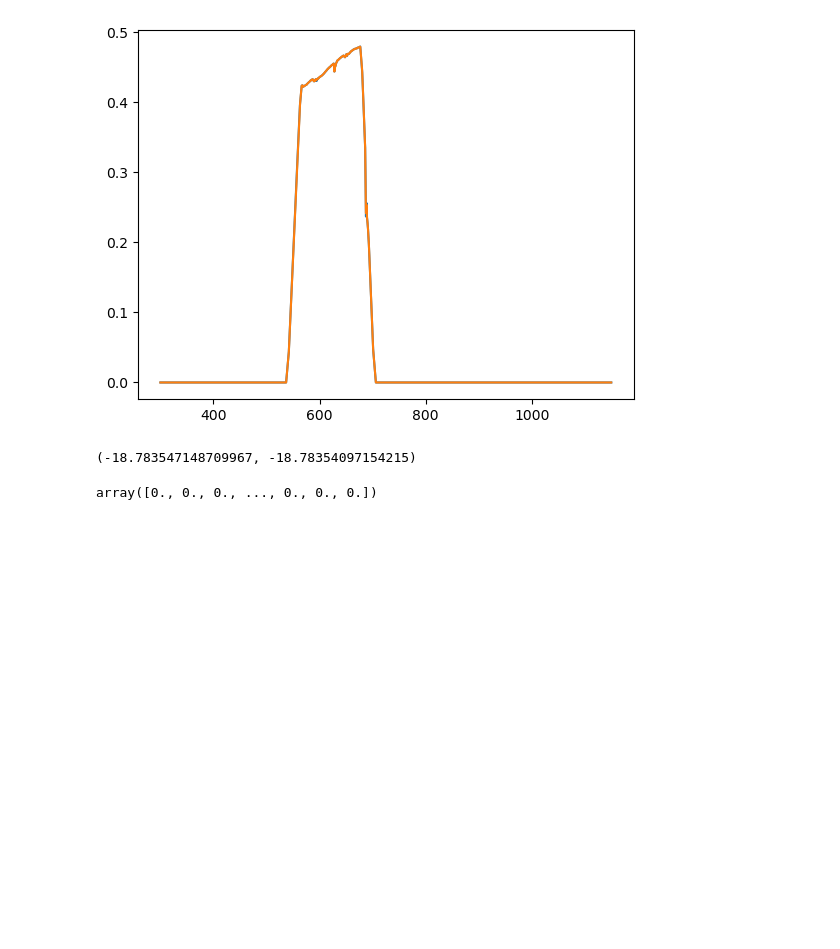
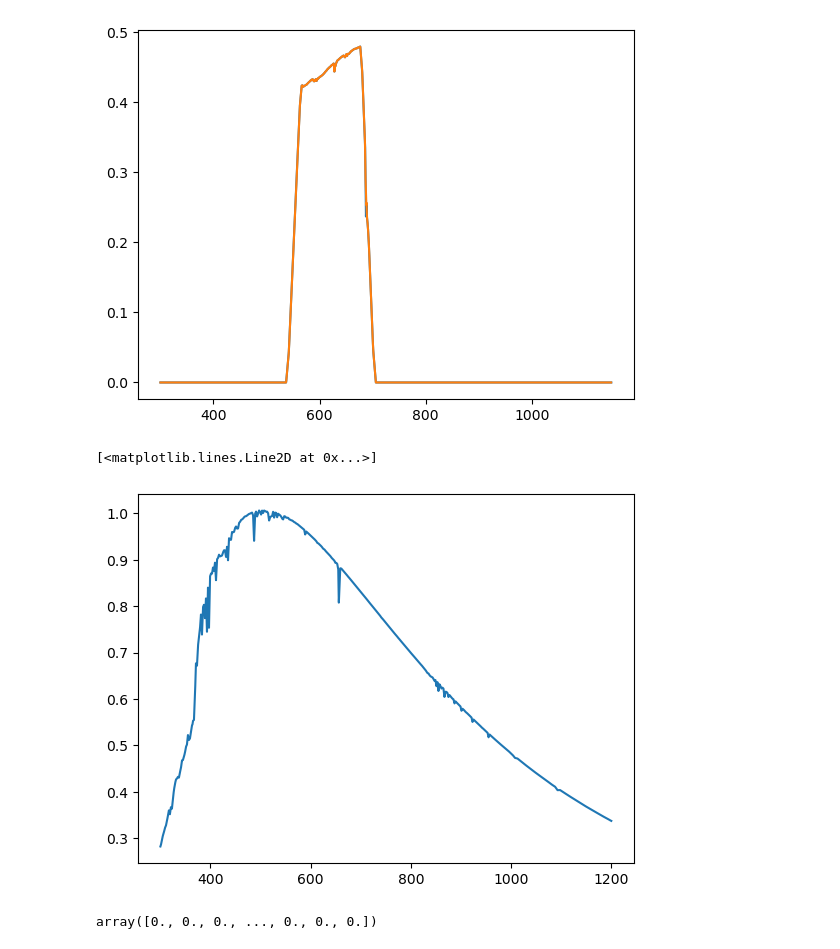
Before and after one commit to yoachim/23_Scratch, a Jupyter notebook: phot_u/sed_check.ipynb, the cells around one changed output. Saved outputs shown, nothing was run; the diff lists cells and outputs as text; code cells hidden in the pictures; blank space fills up the shorter version.

```diff
--- a/phot_u/sed_check.ipynb
+++ b/phot_u/sed_check.ipynb
@@ -33,7 +36,8 @@ bp2 = Bandpass(wavelen=bp1.wavelen[idx], sb=bp1.sb[idx])
-# %%
-sed.calc_mag(bp1), sed.calc_mag(bp2)
-# %% [output]
-(-18.783547148709967, -18.78354097154215)
+# %%
+plt.plot(sed.wavelen, sed.flambda)
+# %% [output]
+[<matplotlib.lines.Line2D at 0x...>]
+[figure, added]
 # %%
 bp2.phi
 # %% [output]
```
Also changed, not shown: parts of 2 cells of this notebook.
